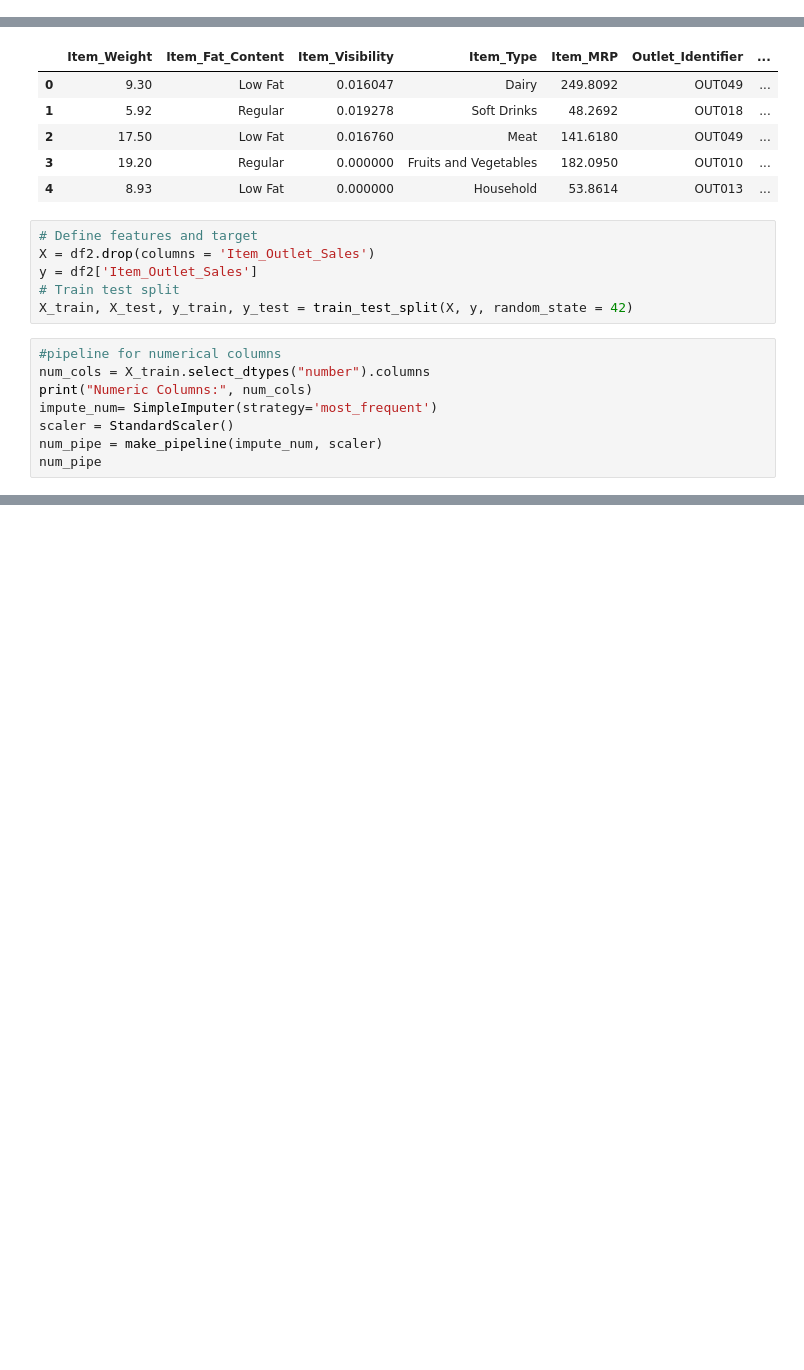
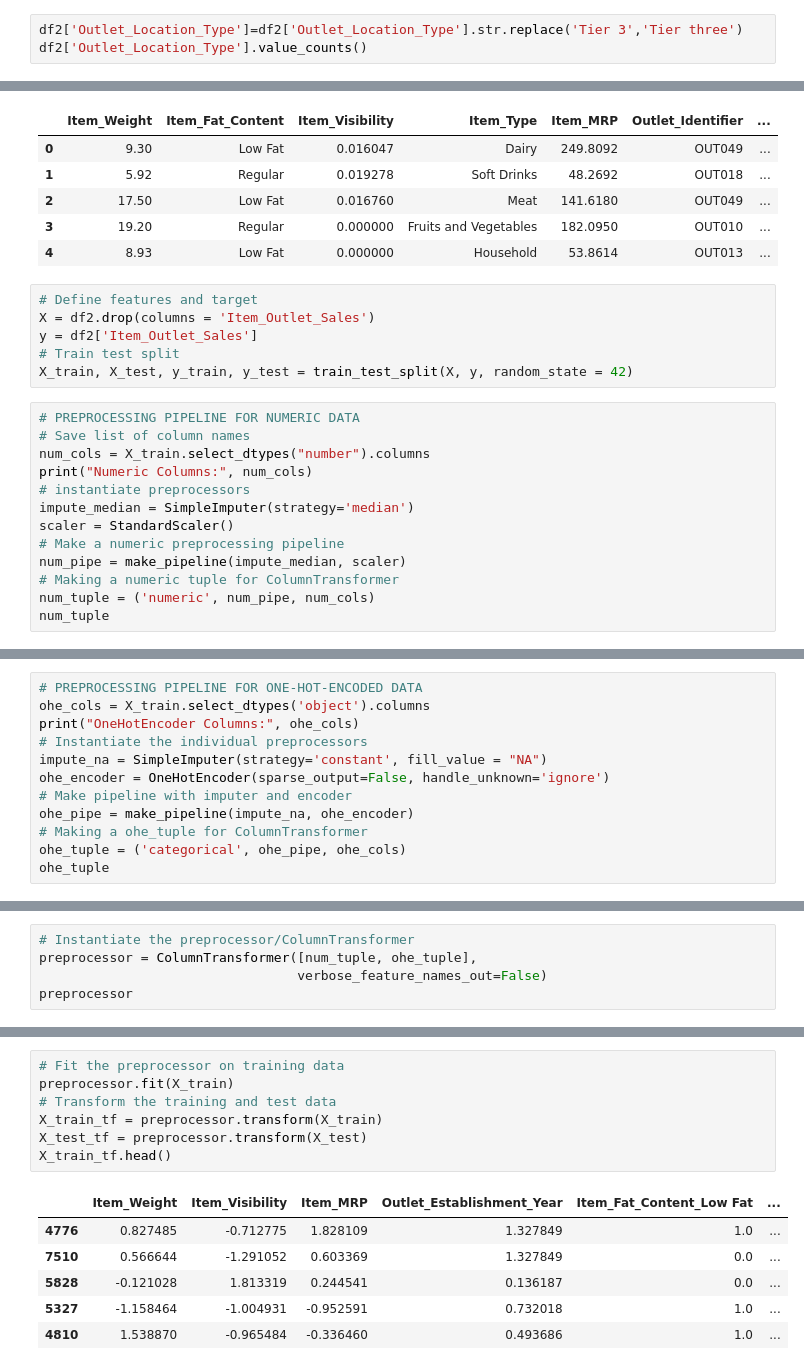
Before and after one commit to ainejerry/sales-prediction, a Jupyter notebook: sales_prediction.ipynb, the cells around one changed output, grey strips where cells are left out. Cells and saved outputs as stored; diff of their text form; blank space fills up the shorter version.

```diff
--- a/sales_prediction.ipynb
+++ b/sales_prediction.ipynb
@@ -582,0 +601,3 @@ Name: Outlet_Type, dtype: int64
+# %%
+df2['Outlet_Location_Type']=df2['Outlet_Location_Type'].str.replace('Tier 3','Tier three')
+df2['Outlet_Location_Type'].value_counts()
@@ -635,13 +661,18 @@ y = df2['Item_Outlet_Sales']
 # Train test split
 X_train, X_test, y_train, y_test = train_test_split(X, y, random_state = 42)
 # %%
-#pipeline for numerical columns
+# PREPROCESSING PIPELINE FOR NUMERIC DATA
+# Save list of column names
 num_cols = X_train.select_dtypes("number").columns
 print("Numeric Columns:", num_cols)
-impute_num= SimpleImputer(strategy='most_frequent')
+# instantiate preprocessors
+impute_median = SimpleImputer(strategy='median')
 scaler = StandardScaler()
-num_pipe = make_pipeline(impute_num, scaler)
-num_pipe
+# Make a numeric preprocessing pipeline
+num_pipe = make_pipeline(impute_median, scaler)
+# Making a numeric tuple for ColumnTransformer
+num_tuple = ('numeric', num_pipe, num_cols)
+num_tuple
 # %% [output]
 Numeric Columns: Index(['Item_Weight', 'Item_Visibility', 'Item_MRP',
        'Outlet_Establishment_Year'],
@@ -750,0 +686,12 @@ ColumnTransformer(remainder='passthrough',
+# %%
+# PREPROCESSING PIPELINE FOR ONE-HOT-ENCODED DATA
+ohe_cols = X_train.select_dtypes('object').columns
+print("OneHotEncoder Columns:", ohe_cols)
+# Instantiate the individual preprocessors
+impute_na = SimpleImputer(strategy='constant', fill_value = "NA")
+ohe_encoder = OneHotEncoder(sparse_output=False, handle_unknown='ignore')
+# Make pipeline with imputer and encoder
+ohe_pipe = make_pipeline(impute_na, ohe_encoder)
+# Making a ohe_tuple for ColumnTransformer
+ohe_tuple = ('categorical', ohe_pipe, ohe_cols)
+ohe_tuple
@@ -750,0 +710,5 @@ ColumnTransformer(remainder='passthrough',
+# %%
+# Instantiate the preprocessor/ColumnTransformer
+preprocessor = ColumnTransformer([num_tuple, ohe_tuple],
+                                 verbose_feature_names_out=False)
+preprocessor
@@ -750,0 +735,14 @@ ColumnTransformer(remainder='passthrough',
+# %%
+# Fit the preprocessor on training data
+preprocessor.fit(X_train)
+# Transform the training and test data
+X_train_tf = preprocessor.transform(X_train)
+X_test_tf = preprocessor.transform(X_test)
+X_train_tf.head()
+# %% [output]
+|  | Item_Weight | Item_Visibility | Item_MRP | Outlet_Establishment_Year | Item_Fat_Content_Low Fat | ... |
+| 4776 | 0.827485 | -0.712775 | 1.828109 | 1.327849 | 1.0 | ... |
+| 7510 | 0.566644 | -1.291052 | 0.603369 | 1.327849 | 0.0 | ... |
+| 5828 | -0.121028 | 1.813319 | 0.244541 | 0.136187 | 0.0 | ... |
+| 5327 | -1.158464 | -1.004931 | -0.952591 | 0.732018 | 1.0 | ... |
+| 4810 | 1.538870 | -0.965484 | -0.336460 | 0.493686 | 1.0 | ... |
```
Also changed, not shown: parts of 34 cells of this notebook.
